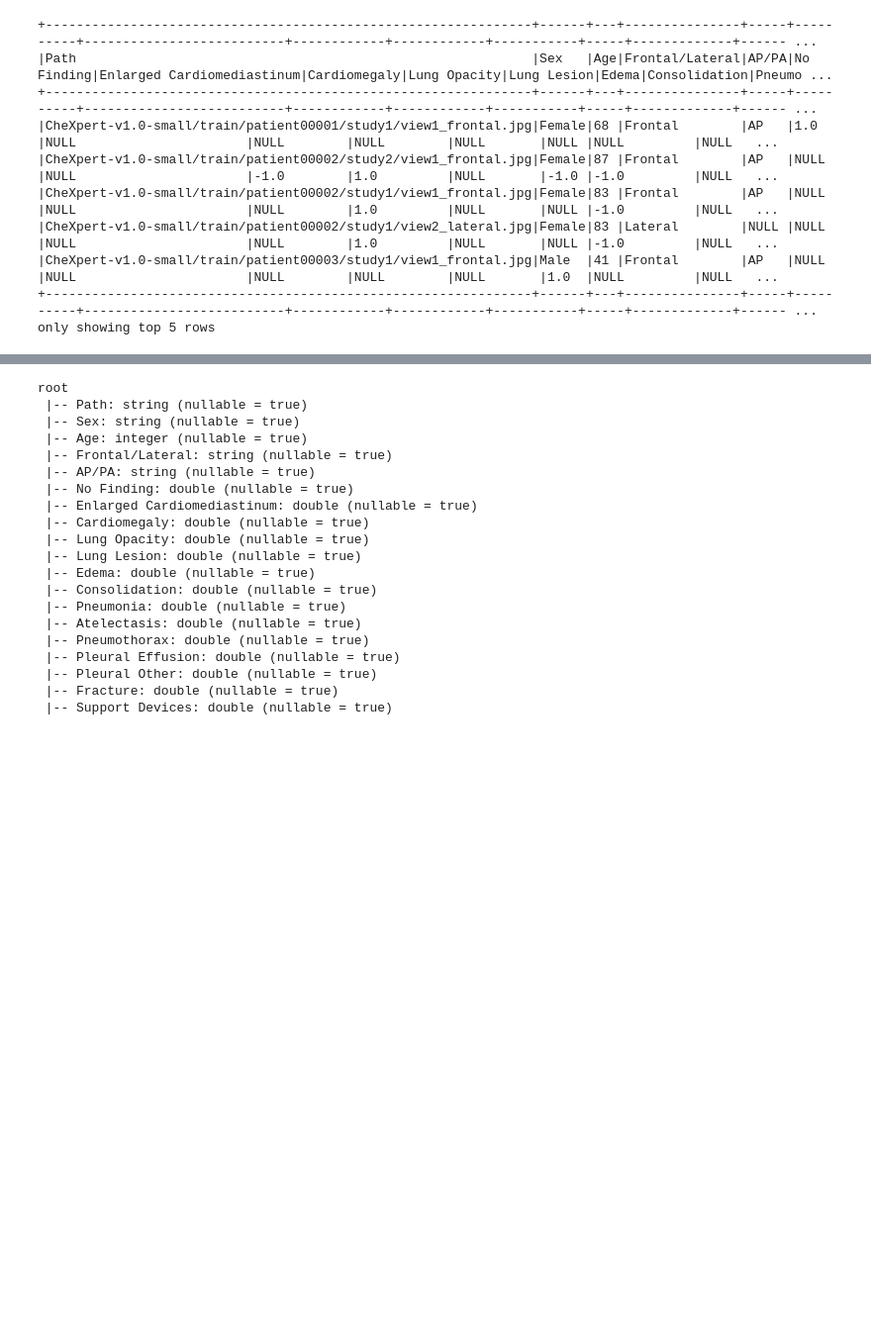
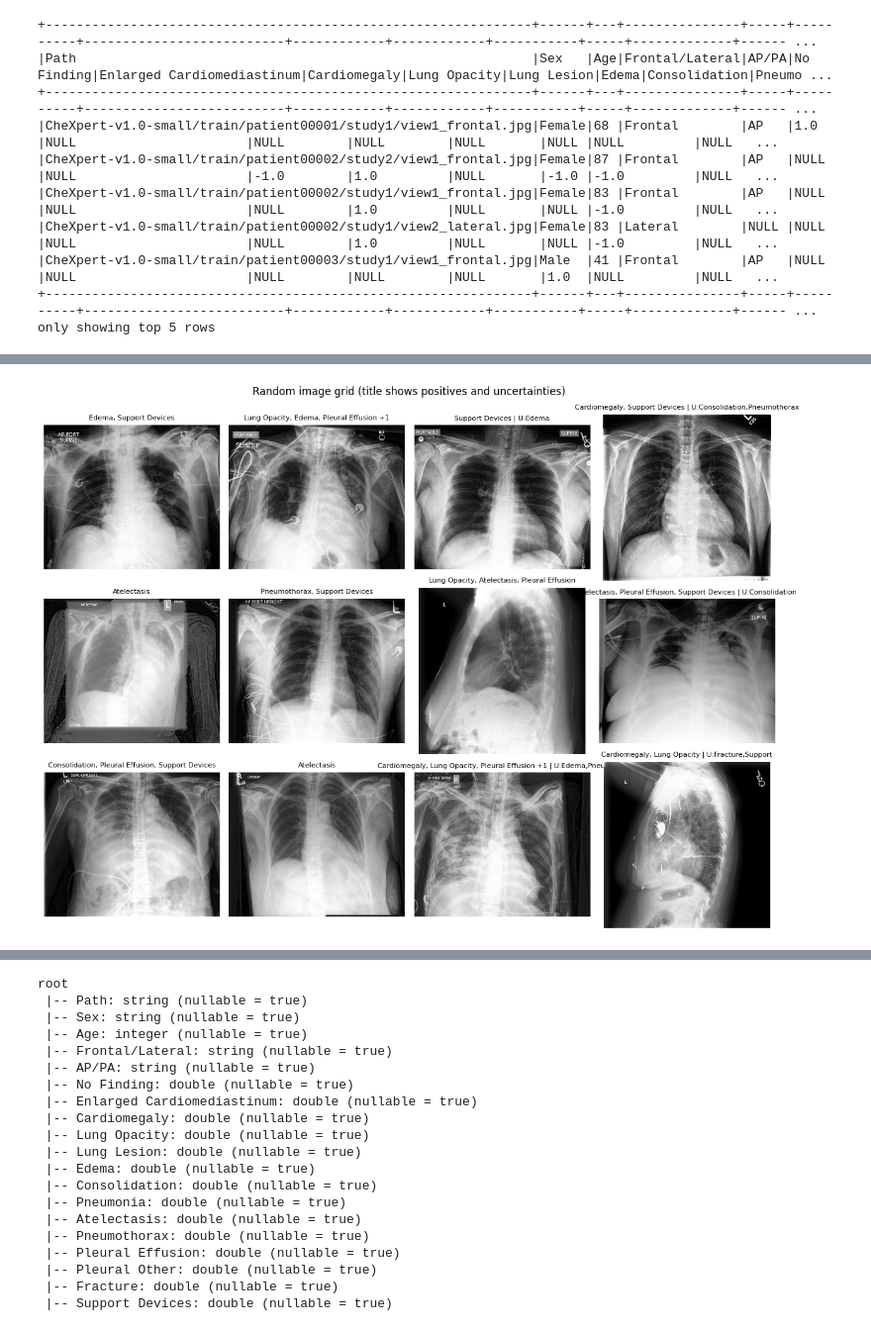
Before and after one commit to MafasaBytes/Project-Hippocrates-X, a Jupyter notebook: notebooks/_00_EDA_CheXpert.ipynb, the cells around one changed output, grey strips where cells are left out. Shown at 99% size. Cells and saved outputs as stored; diff of their text form; code cells hidden in the pictures; blank space fills up the shorter version.

```diff
--- a/notebooks/_00_EDA_CheXpert.ipynb
+++ b/notebooks/_00_EDA_CheXpert.ipynb
@@ -110,3 +287,58 @@ only showing top 5 rows
+# %%
+# Visual sanity-check: grid of random images with their label strings
+
+GRID_N = 12
+
+label_cols = [
+    "No Finding", "Enlarged Cardiomediastinum", "Cardiomegaly", "Lung Opacity", "Lung Lesion", "Edema", "Consolidation",
+    "Pneumonia", "Atelectasis", "Pneumothorax", "Pleural Effusion", "Pleural Other", "Fracture", "Support Devices"
+]
+
+grid_sample = (df_train.select(["Path", "Sex", "Age", "Frontal/Lateral", "AP/PA"] + label_cols)
+               .where(F.col("Path").isNotNull())
+               .orderBy(F.rand(seed=2))
+               .limit(GRID_N)
+               .toPandas())
+
+fig, axes = plt.subplots(3, 4, figsize=(12, 9))
+axes = axes.flatten()
+
+for i, row in grid_sample.iterrows():
+    p = resolve_image_path(row["Path"])
+    ax = axes[i]
+    if not p.exists():
+        ax.axis("off")
+        ax.set_title("missing file")
+        continue
+
+    try:
+        arr = load_grayscale_uint8(p)
+        ax.imshow(arr, cmap="gray")
+        ax.axis("off")
+
+        # Compact label string: show positives and uncertains only
+        pos = [l for l in label_cols if row.get(l) == 1.0]
+        unc = [l for l in label_cols if row.get(l) == -1.0]
+        title = ", ".join(pos[:3])
+        if len(pos) > 3:
+            title += f" +{len(pos)-3}"
+        if len(unc) > 0:
+            title += (" | U:" + ",".join([u.split()[0] for u in unc[:2]]))
+
+        ax.set_title(title, fontsize=8)
+    except Exception:
+        ax.axis("off")
+        ax.set_title("read failed", fontsize=8)
+
+# Hide unused axes if any
+for j in range(i + 1, len(axes)):
+    axes[j].axis("off")
+
+plt.suptitle("Random image grid (title shows positives and uncertainties)")
+plt.tight_layout()
+plt.show()
+# %% [output]
+[figure, added]
 # %%
 # Summary Statistics
 df_train.describe().show(5, truncate=False)
```
Also changed, not shown: parts of 26 cells of this notebook, 1 other file.
